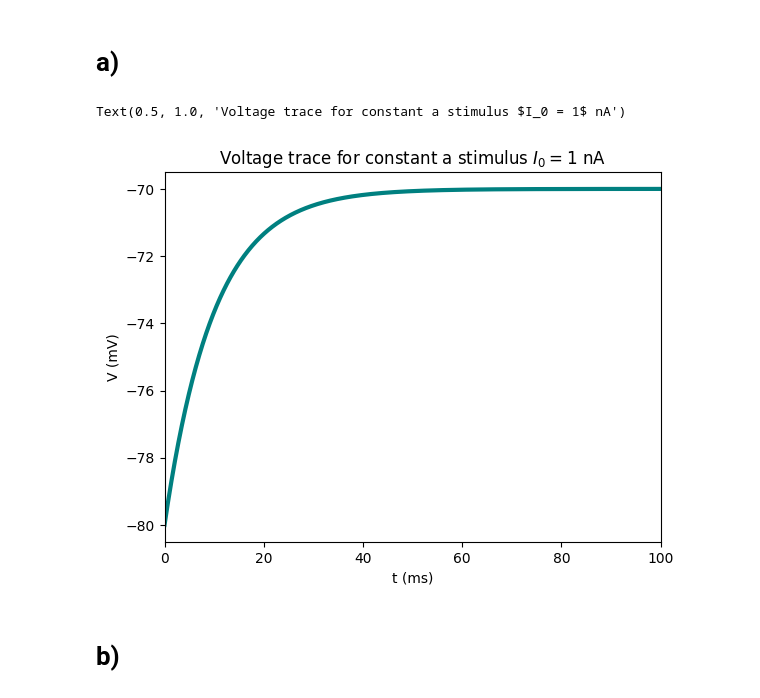
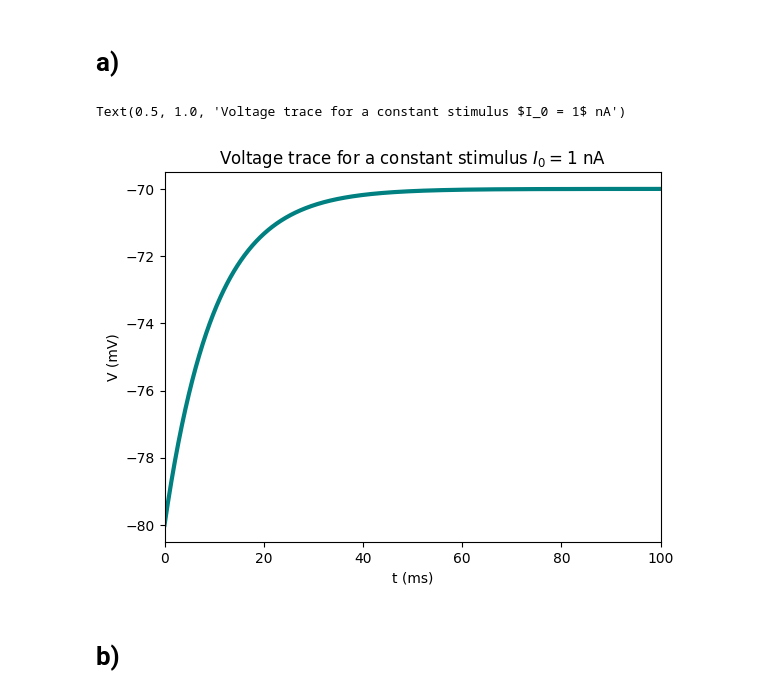
Before and after one commit to janovovo/MNS_CP_Part2, a Jupyter notebook: CP4_Jano.ipynb, the cells around one changed output. Saved outputs shown, nothing was run; the diff lists cells and outputs as text; code cells hidden in the pictures.

```diff
--- a/CP4_Jano.ipynb
+++ b/CP4_Jano.ipynb
@@ -150,12 +150,12 @@ V_steady_mV = V_steady/10**-3
 # %%
 plt.plot(ts_ms, V_steady_mV, color="teal", linewidth=3)
 plt.ylabel("V (mV)")
 plt.xlabel("t (ms)")
 plt.xlim([0, 100])
-plt.title("Voltage trace for constant a stimulus $I_0 = 1$ nA")
+plt.title("Voltage trace for a constant stimulus $I_0 = 1$ nA")
 # %% [output]
-Text(0.5, 1.0, 'Voltage trace for constant a stimulus $I_0 = 1$ nA')
+Text(0.5, 1.0, 'Voltage trace for a constant stimulus $I_0 = 1$ nA')
-[figure, old version]
+[figure, new version]
 # %% [markdown]
 # b)
 # %%
```
